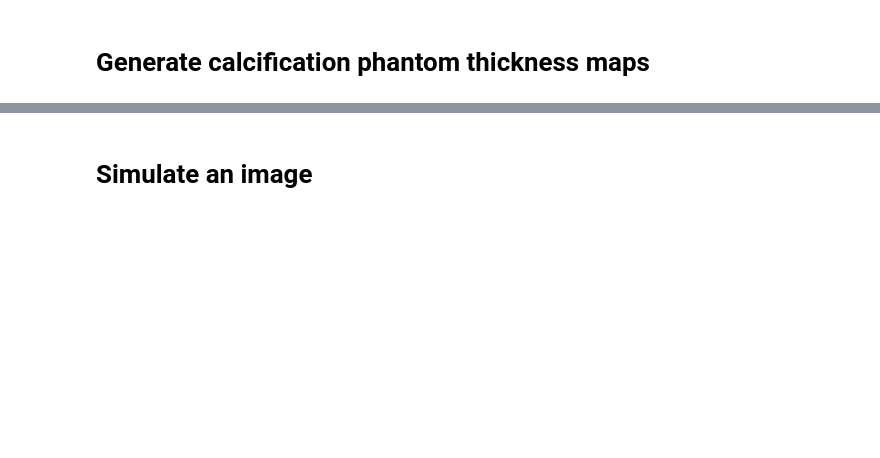
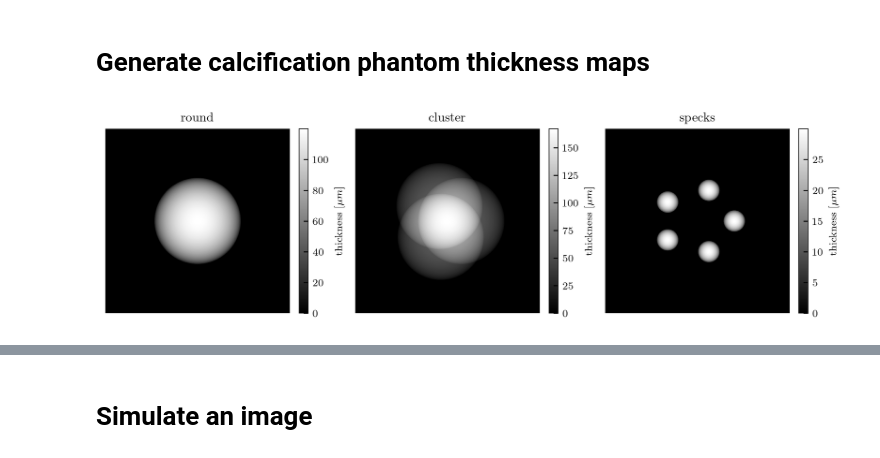
Before and after one commit to gjadick/xpc-autodiff-recon, a Jupyter notebook: spectral/spectral-mammo-test.ipynb, the cells around one changed output, grey strips where cells are left out. Cells and saved outputs as stored; diff of their text form; code cells hidden in the pictures; blank space fills up the shorter version.

```diff
--- a/spectral/spectral-mammo-test.ipynb
+++ b/spectral/spectral-mammo-test.ipynb
@@ -128,8 +132,8 @@ T_cluster = 60e-6
 T_speck = 30e-6
 
 ### Dimensions of the phantom
-NX = 256     # number of pixels in x, y
-dx = 1e-6    # width of pixels in [m]
+NX = 512     # number of pixels in x, y
+dx = 0.5e-6    # width of pixels in [m]
 fov = NX*dx
 yy, xx = jnp.meshgrid(jnp.arange(NX), jnp.arange(NX), indexing='ij')
 
@@ -143,32 +147,34 @@ t_round   = T_round * jnp.sqrt(jnp.maximum(r**2 - rr**2, 0.0)) / r
 # 2. cluster
 t_cluster = jnp.zeros([NX, NX])
 R0 = (NX - 1) / 2
 for theta in [0, 2.1*np.pi/3, 4*np.pi/3]:
     x0 = R0 + R0*np.cos(theta)*.15
     y0 = R0 - R0*np.sin(theta)*.2
     rr = jnp.sqrt((xx - x0)**2 + (yy - y0)**2)
     t_cluster += T_cluster * jnp.sqrt(jnp.maximum(r**2 - rr**2, 0.0)) / r
 
 # 3. specks
 t_speck = jnp.zeros([NX, NX])
 r = 0.5 * (T_speck / fov) * NX
 R0 = (NX - 1) / 2
 for theta in np.linspace(0, 1.6*np.pi, 5):
     x0 = R0 + R0*np.cos(theta)*.4
     y0 = R0 - R0*np.sin(theta)*.35
     rr = jnp.sqrt((xx - x0)**2 + (yy - y0)**2)
     t_speck += T_speck * jnp.sqrt(jnp.maximum(r**2 - rr**2, 0.0)) / r
 
 tmaps_bone = jnp.array([t_round, t_cluster, t_speck])
 
-# temp - constant background thickness map, 1-cm
-tmap_bg = 1e-2 * jnp.ones([NX, NX])
+# temp - constant background thickness map, 2 cm
+tmap_bg = 2e-2 * jnp.ones([NX, NX])
 
 ### Show the thickness maps
 fig, ax = plt.subplots(1, 3, figsize=(8, 2.3), layout='constrained')
 for i, tmap in enumerate(tmaps_bone):
     m = ax[i].imshow(tmap*1e6, vmin=0)  # scale by 1e6 so intensity is in microns
     ax[i].set_title(titles[i])
     ax[i].axis('off')
     fig.colorbar(m, ax=ax[i], label=r'thickness [$\mu m$]')
 plt.show()
+# %% [output]
+[figure, added]
```
Also changed, not shown: parts of 11 cells of this notebook.
